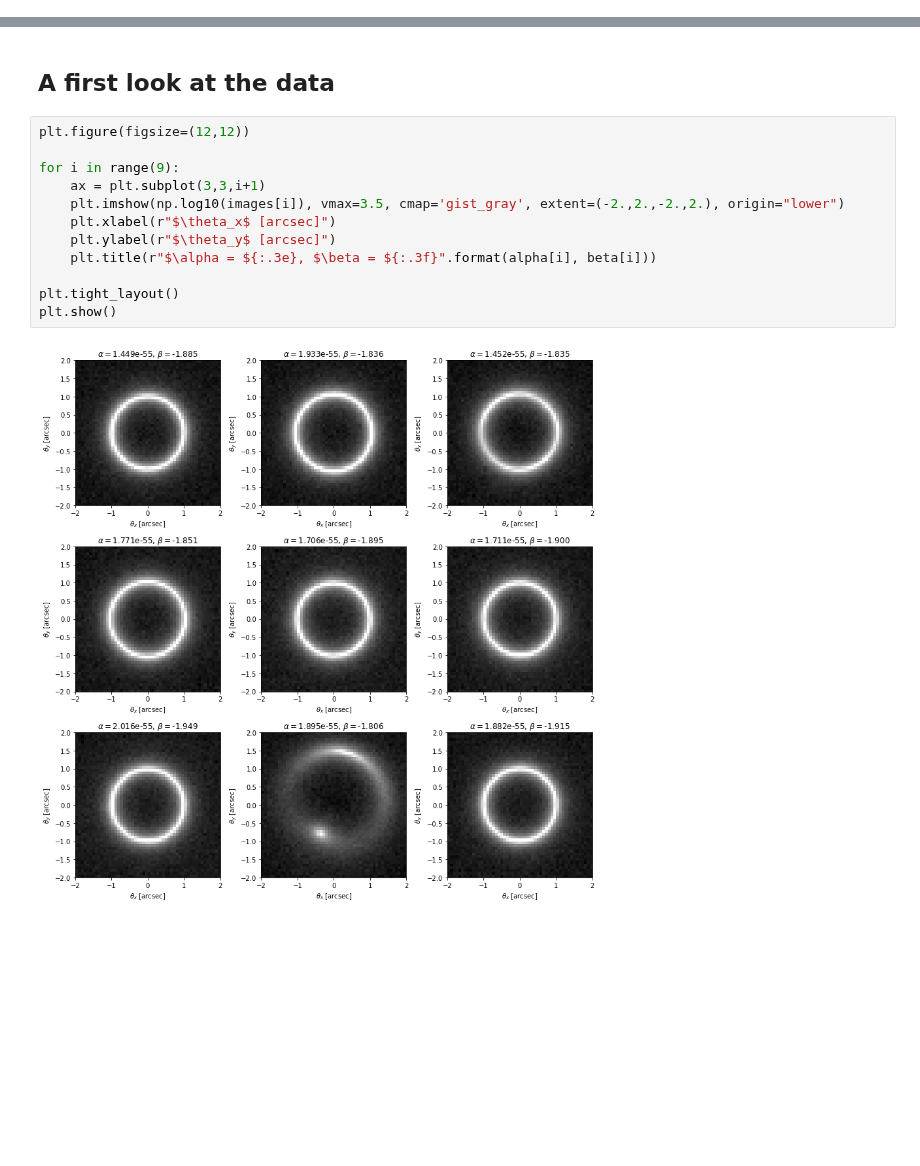
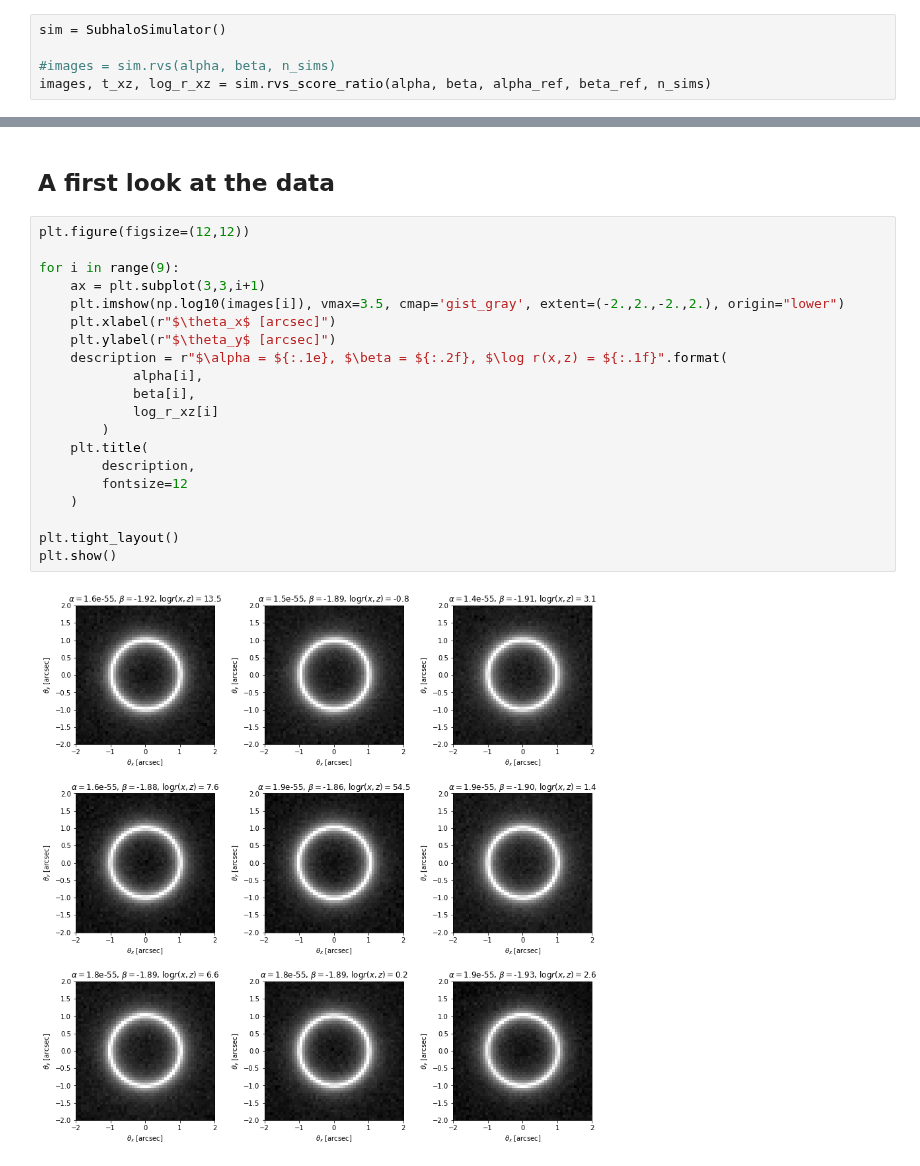
Before and after one commit to smsharma/mining-for-substructure-lens, a Jupyter notebook: notebooks/generate.ipynb, the cells around one changed output, grey strips where cells are left out. Cells and saved outputs as stored; diff of their text form; blank space fills up the shorter version.

```diff
--- a/notebooks/generate.ipynb
+++ b/notebooks/generate.ipynb
@@ -37,0 +36,5 @@ images = sim.rvs(alpha, beta, n_sims)
+# %%
+sim = SubhaloSimulator()
+
+#images = sim.rvs(alpha, beta, n_sims)
+images, t_xz, log_r_xz = sim.rvs_score_ratio(alpha, beta, alpha_ref, beta_ref, n_sims)
@@ -40,14 +55,22 @@ images = sim.rvs(alpha, beta, n_sims)
 # %%
 plt.figure(figsize=(12,12))
 
 for i in range(9):
     ax = plt.subplot(3,3,i+1)
     plt.imshow(np.log10(images[i]), vmax=3.5, cmap='gist_gray', extent=(-2.,2.,-2.,2.), origin="lower")
     plt.xlabel(r"$\theta_x$ [arcsec]")
     plt.ylabel(r"$\theta_y$ [arcsec]")
-    plt.title(r"$\alpha = ${:.3e}, $\beta = ${:.3f}".format(alpha[i], beta[i]))
+    description = r"$\alpha = ${:.1e}, $\beta = ${:.2f}, $\log r(x,z) = ${:.1f}".format(
+            alpha[i],
+            beta[i],
+            log_r_xz[i]
+        )
+    plt.title(
+        description,
+        fontsize=12
+    )
 
 plt.tight_layout()
 plt.show()
 # %% [output]
-[figure, old version]
+[figure, new version]
```
Also changed, not shown: parts of 4 cells of this notebook, 1 other file.
